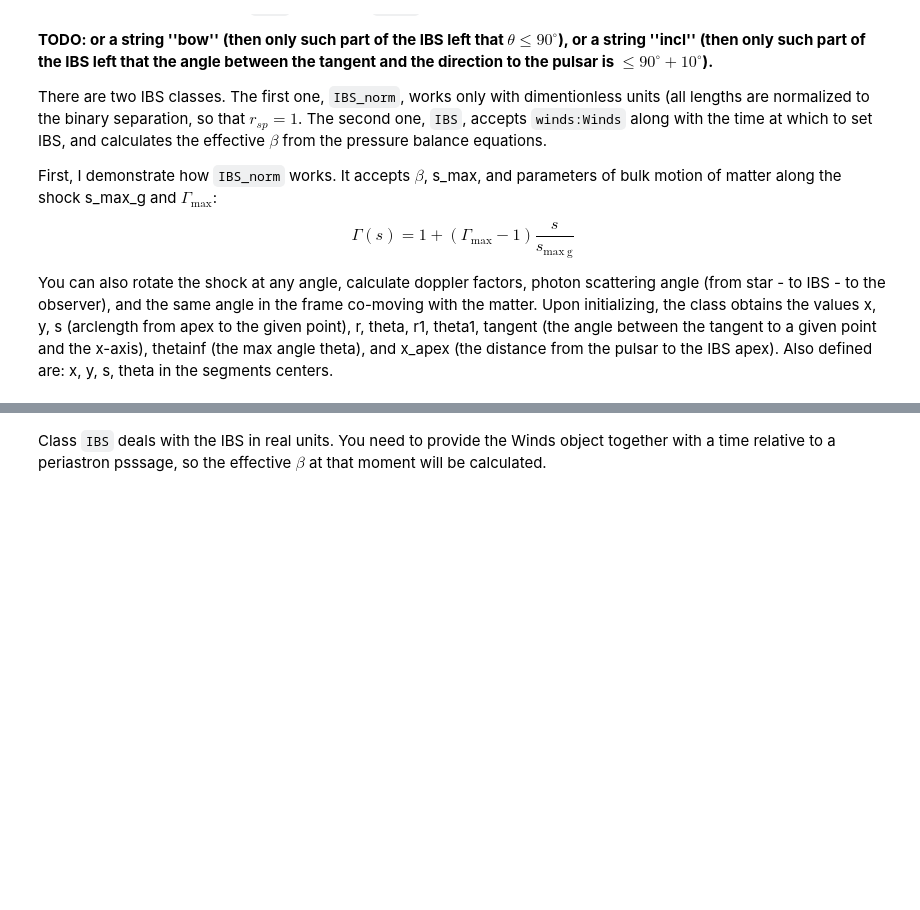
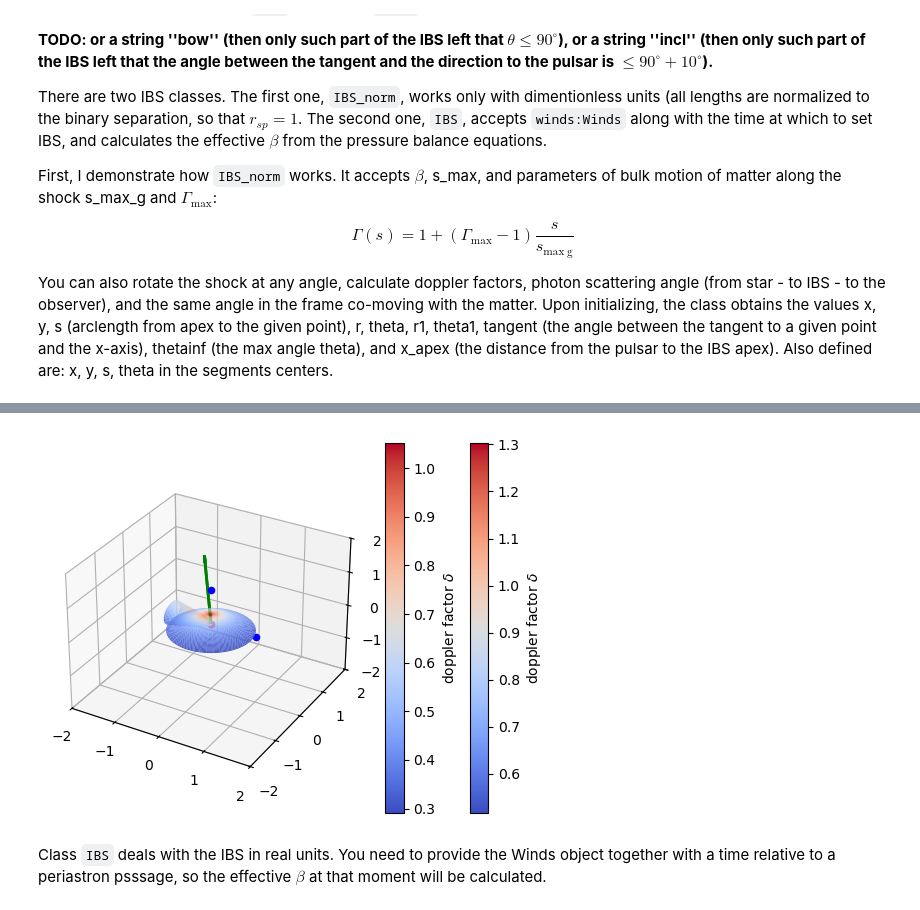
Before and after one commit to Alvkuzin/IBSEn, a Jupyter notebook: tutorials/Full_tutorial.ipynb, the cells around one changed output, grey strips where cells are left out. Saved outputs shown, nothing was run; the diff lists cells and outputs as text; code cells hidden in the pictures; blank space fills up the shorter version.

```diff
--- a/tutorials/Full_tutorial.ipynb
+++ b/tutorials/Full_tutorial.ipynb
@@ -155,3 +163,24 @@ ibs2.peek(ax=ax, ibs_color='blue', to_label=True)
+# %%
+from ibsen.ibs_norm import IBS_norm3D
+"""
+Draw two rotated 3D shocks, in dimentionless units. Show the distribution of the Doppler factor
+with color. WIth a green arrow, show the the line of sight.
+With a blue dot, show the optical star; with a red dot show the pulsar (unfortunately, barely seen here).
+"""
+fig = plt.figure()
+ax = fig.add_subplot(111, projection="3d")
+unit_los = orb.unit_los # unit vector in the direction of the observer
+beta1 = 0.001
+ibs1 = IBS_norm3D(beta=beta1, n=51, n_phi=41, s_max = 1, gamma_max=2,
+                  s_max_g=1, unit_los=unit_los)
+
+ibs1.peek(ax=ax, ibs_color='doppler', edgecolor=None)
+beta2 = 0.1
+ibs2 = IBS_norm3D(beta=beta2, n=51,n_phi=41, s_max = 1, gamma_max=2,
+                  s_max_g=1, unit_los=unit_los).rotate(phi=120*pi/180, vec_ax=np.array([1, -1, 1]))
+ibs2.peek(ax=ax, ibs_color='doppler', edgecolor=None)
+# %% [output]
+[figure, added]
 # %% [markdown]
 Class ``IBS`` deals with the IBS in real units. You need to provide the Winds object together with a time relative to a periastron psssage, so the effective $\beta$ at that moment will be calculated.
 # %%
```
Also changed, not shown: parts of 13 cells of this notebook, 22 other files.
